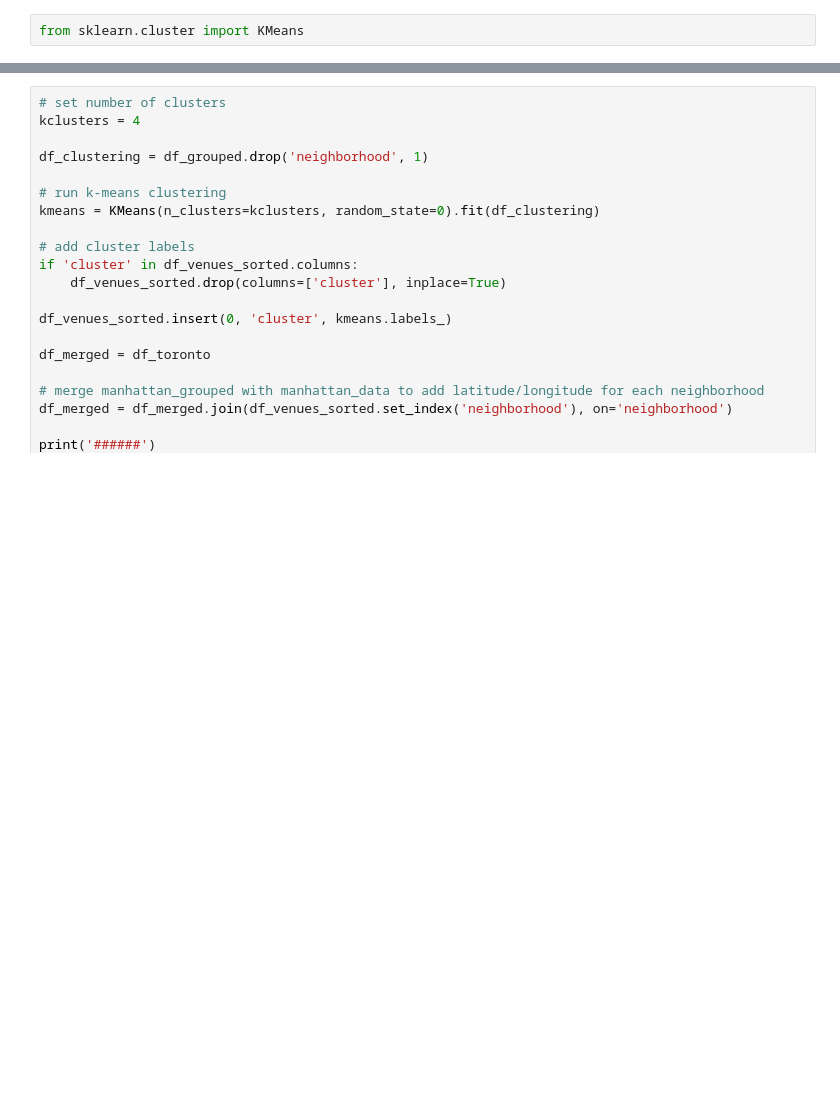
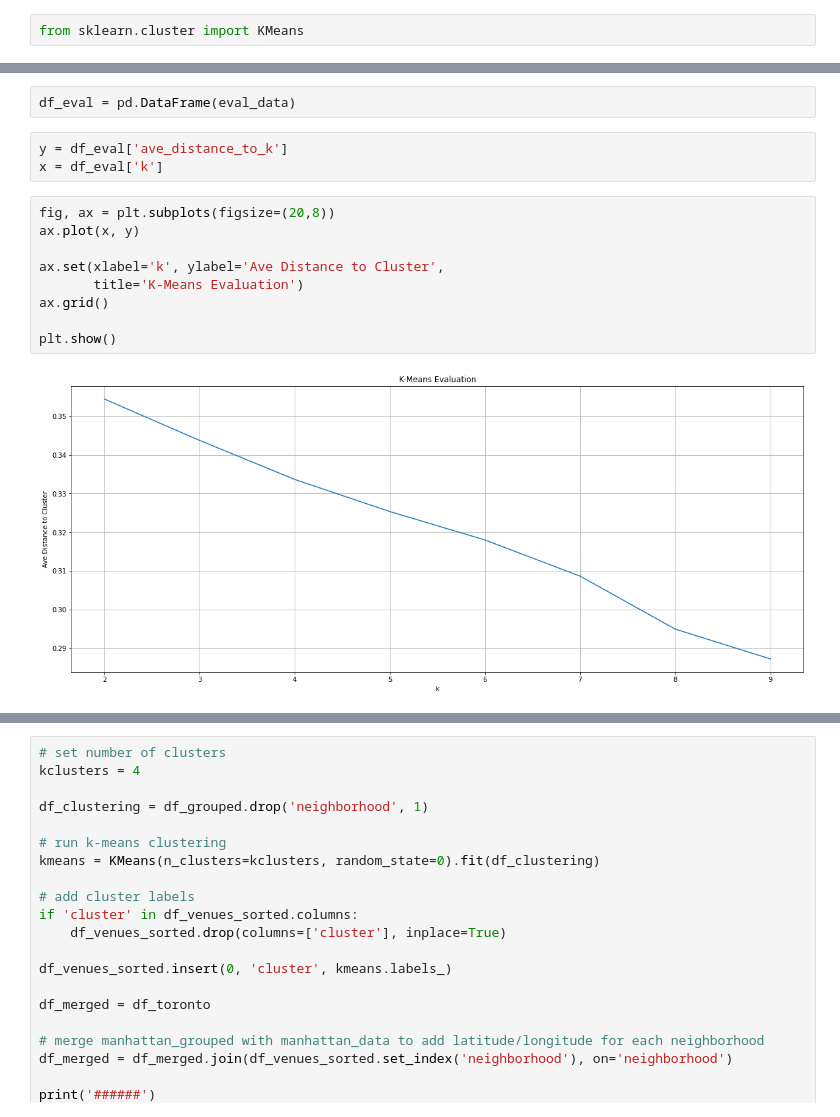
Before and after one commit to pemm8/Coursera_Capstone, a Jupyter notebook: capstone_notebook_v1.ipynb, the cells around one changed output, grey strips where cells are left out. Cells and saved outputs as stored; diff of their text form; blank space fills up the shorter version.

```diff
--- a/capstone_notebook_v1.ipynb
+++ b/capstone_notebook_v1.ipynb
@@ -300,0 +346,16 @@ from sklearn.cluster import KMeans
+# %%
+df_eval = pd.DataFrame(eval_data)
+# %%
+y = df_eval['ave_distance_to_k']
+x = df_eval['k']
+# %%
+fig, ax = plt.subplots(figsize=(20,8))
+ax.plot(x, y)
+
+ax.set(xlabel='k', ylabel='Ave Distance to Cluster',
+       title='K-Means Evaluation')
+ax.grid()
+
+plt.show()
+# %% [output]
+[figure, added]
```
Also changed, not shown: parts of 14 cells of this notebook.
